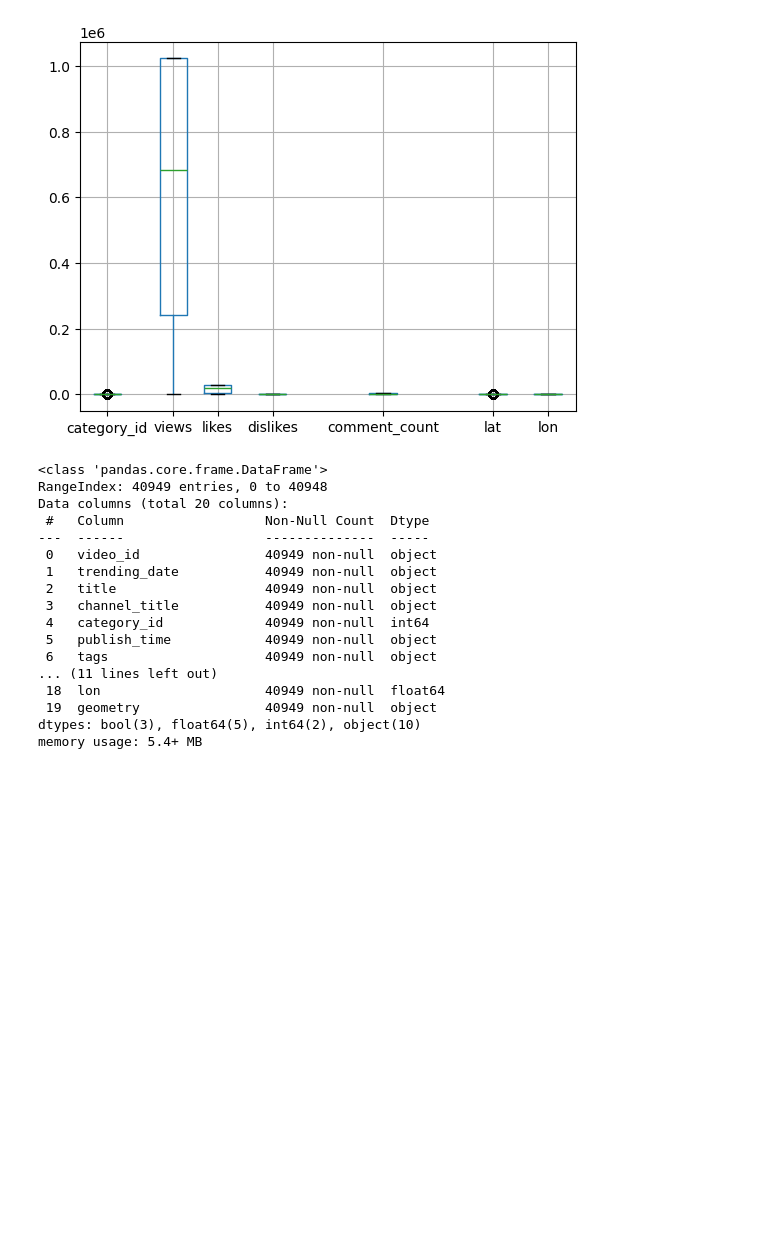
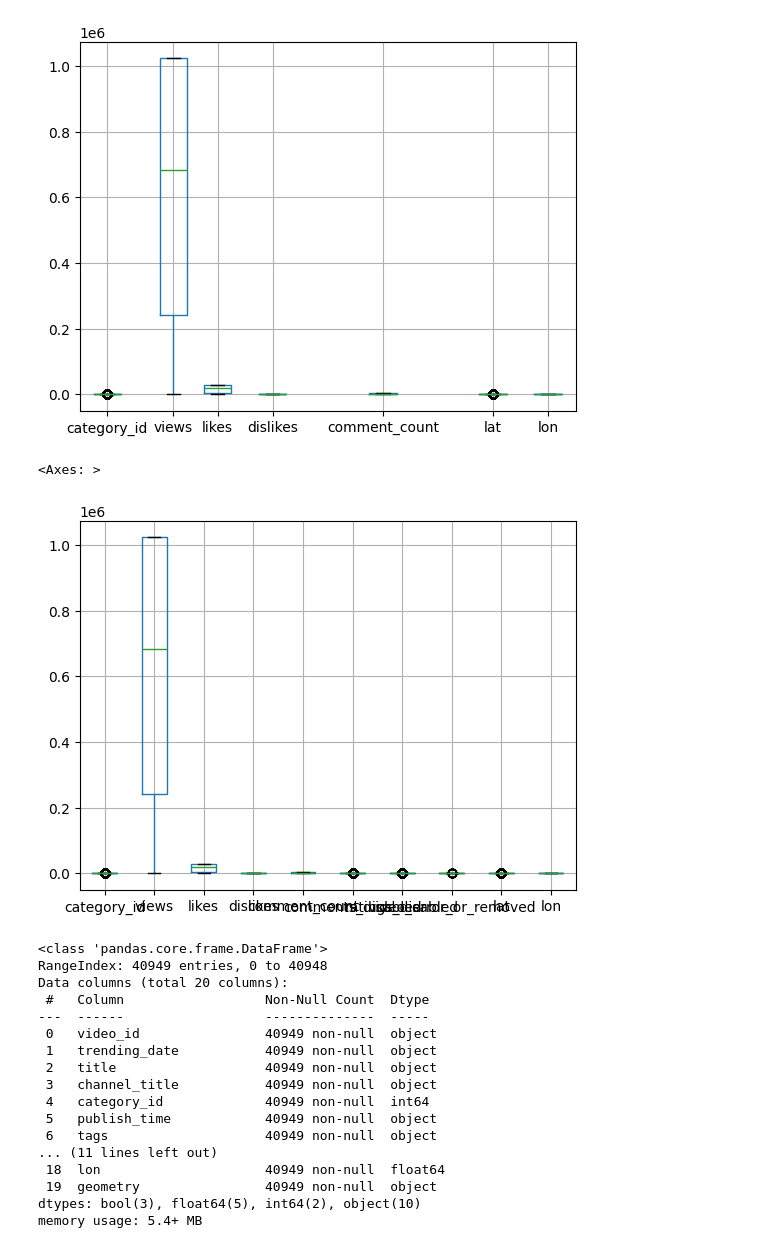
Before and after one commit to Crostz/FDS-2025-1-258, a Jupyter notebook: Proyecto/Analisis.ipynb, the cells around one changed output. Cells and saved outputs as stored; diff of their text form; code cells hidden in the pictures; blank space fills up the shorter version.

```diff
--- a/Proyecto/Analisis.ipynb
+++ b/Proyecto/Analisis.ipynb
@@ -99,6 +92,11 @@ df.boxplot(["category_id","views", "likes", "dislikes", "comment_count", "lat",
 plt.subplots_adjust(wspace=10)
 # %% [output]
 [figure]
+# %%
+df.boxplot()
+# %% [output]
+<Axes: >
+[figure, added]
 # %%
 df.info()
 # %% [output]
```
Also changed, not shown: parts of 48 cells of this notebook.
